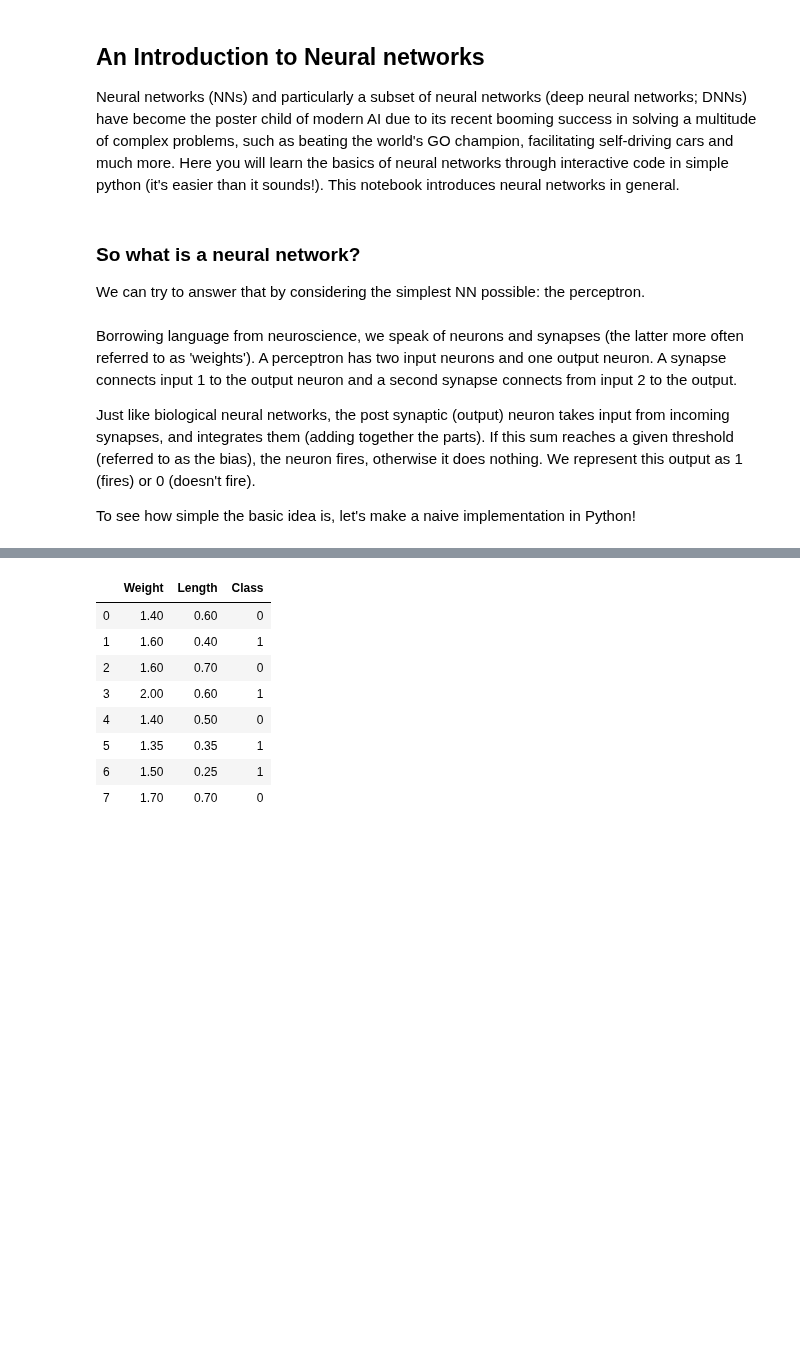
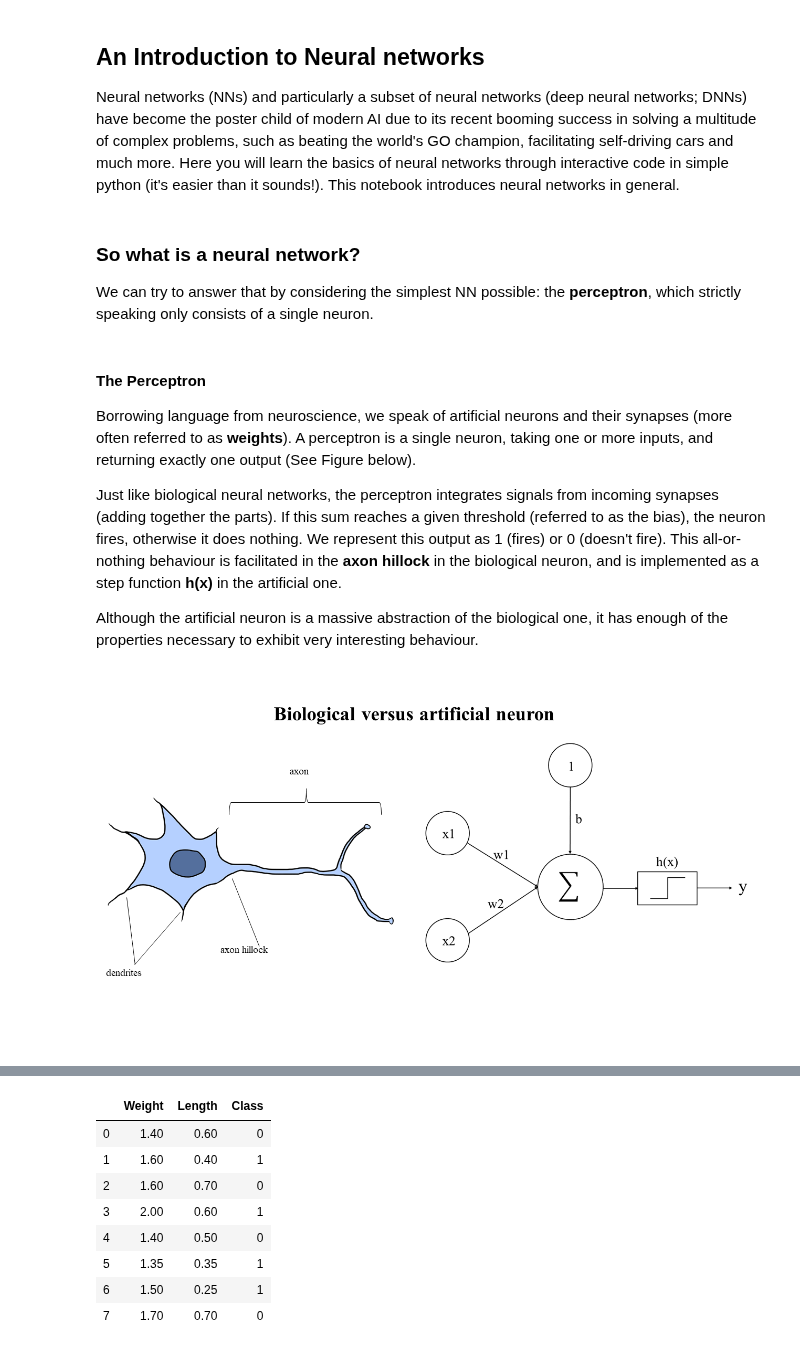
Before and after one commit to oercompbiomed/CBM101, a Jupyter notebook: H_Neural_Networks/1_Introduction_to_Neural_Networks.ipynb, the cells around one changed output, grey strips where cells are left out. Saved outputs shown, nothing was run; the diff lists cells and outputs as text; code cells hidden in the pictures; blank space fills up the shorter version.

```diff
--- a/H_Neural_Networks/1_Introduction_to_Neural_Networks.ipynb
+++ b/H_Neural_Networks/1_Introduction_to_Neural_Networks.ipynb
@@ -4,7 +4,7 @@
 Neural networks (NNs) and particularly a subset of neural networks (deep neural networks; DNNs) have become the poster child of modern AI due to its recent booming success in solving a multitude of complex problems, such as beating the world's GO champion, facilitating self-driving cars and much more. Here you will learn the basics of neural networks through interactive code in simple python (it's easier than it sounds!). This notebook introduces neural networks in general.
 # %% [markdown]
 ### So what is a neural network?
-We can try to answer that by considering the simplest NN possible: the perceptron.
+We can try to answer that by considering the simplest NN possible: the <b>perceptron</b>, which strictly speaking only consists of a single neuron.
 # %%
 import numpy as np
 import pandas as pd
@@ -15,6 +13,12 @@ plt.style.use('ggplot')
 # %% [markdown]
-Borrowing language from neuroscience, we speak of neurons and synapses (the latter more often referred to as 'weights'). A perceptron has two input neurons and one output neuron. A synapse connects input 1 to the output neuron and a second synapse connects from input 2 to the output.
+#### The Perceptron
+Borrowing language from neuroscience, we speak of artificial neurons and their synapses (more often referred to as <b>weights</b>). A perceptron is a single neuron, taking one or more inputs, and returning exactly one output (See Figure below).
 
-Just like biological neural networks, the post synaptic (output) neuron takes input from incoming synapses, and integrates them (adding together the parts). If this sum reaches a given threshold (referred to as the bias), the neuron fires, otherwise it does nothing. We represent this output as 1 (fires) or 0 (doesn't fire).
+Just like biological neural networks, the perceptron integrates signals from incoming synapses (adding together the parts). If this sum reaches a given threshold (referred to as the bias), the neuron fires, otherwise it does nothing. We represent this output as 1 (fires) or 0 (doesn't fire). This all-or-nothing behaviour is facilitated in the <b>axon hillock</b> in the biological neuron, and is implemented as a step function <b>h(x)</b> in the artificial one.
 
-To see how simple the basic idea is, let's make a naive implementation in Python!
+Although the artificial neuron is a massive abstraction of the biological one, it has enough of the properties necessary to exhibit very interesting behaviour.
+# %%
+from IPython.display import Image
+Image(filename='./assets/neuron_artificial_biological.png', width=800)
+# %% [output]
+[figure, added]
```
Also changed, not shown: parts of 16 cells of this notebook, 1 other file.
